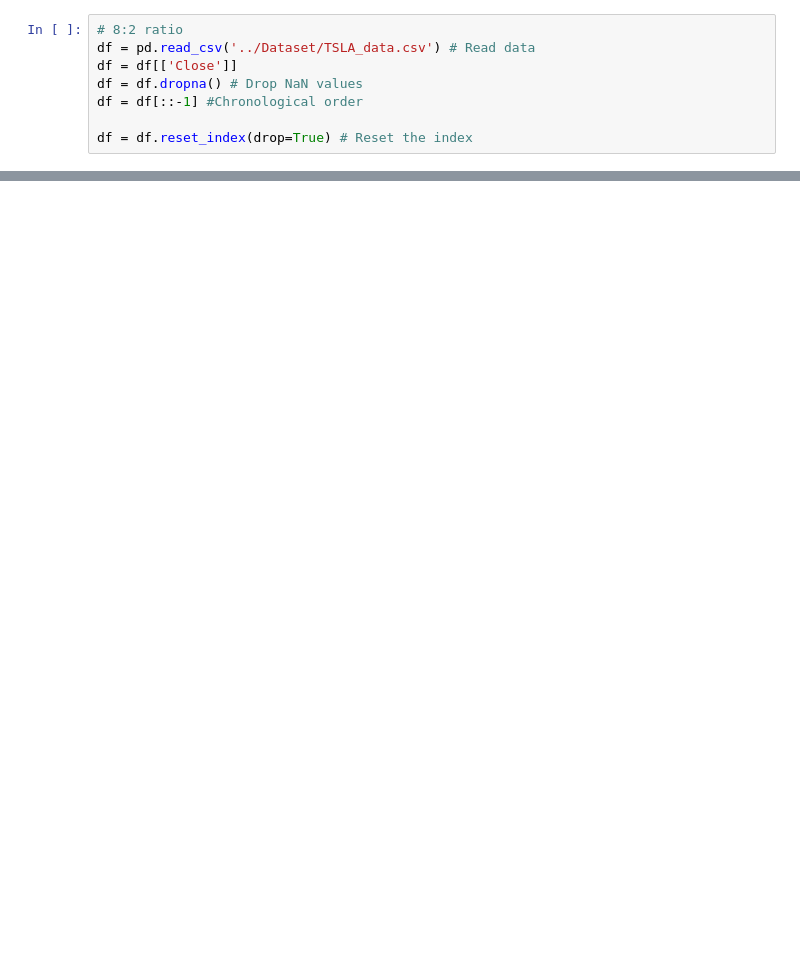
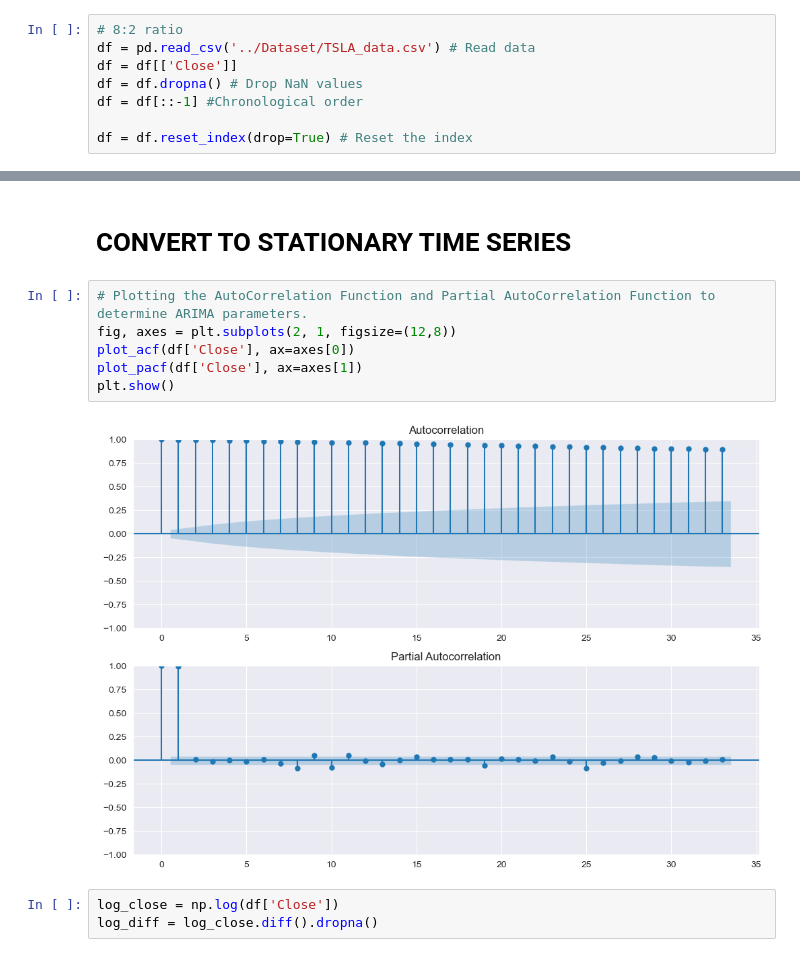
Before and after one commit to nobara050/IS403_P21, a Jupyter notebook: Models/ARIMA_8_2.ipynb, the cells around one changed output, grey strips where cells are left out. Cells and saved outputs as stored; diff of their text form; blank space fills up the shorter version.

Commit message:
Arima_8_2 done

```diff
--- a/Models/ARIMA_8_2.ipynb
+++ b/Models/ARIMA_8_2.ipynb
@@ -44,0 +90,13 @@ df = df.reset_index(drop=True) # Reset the index
+# %% [markdown]
+# CONVERT TO STATIONARY TIME SERIES
+# %%
+# Plotting the AutoCorrelation Function and Partial AutoCorrelation Function to determine ARIMA parameters.
+fig, axes = plt.subplots(2, 1, figsize=(12,8))
+plot_acf(df['Close'], ax=axes[0])
+plot_pacf(df['Close'], ax=axes[1])
+plt.show()
+# %% [output]
+[figure, added]
+# %%
+log_close = np.log(df['Close'])
+log_diff = log_close.diff().dropna()
```
Also changed, not shown: parts of 17 cells of this notebook.
